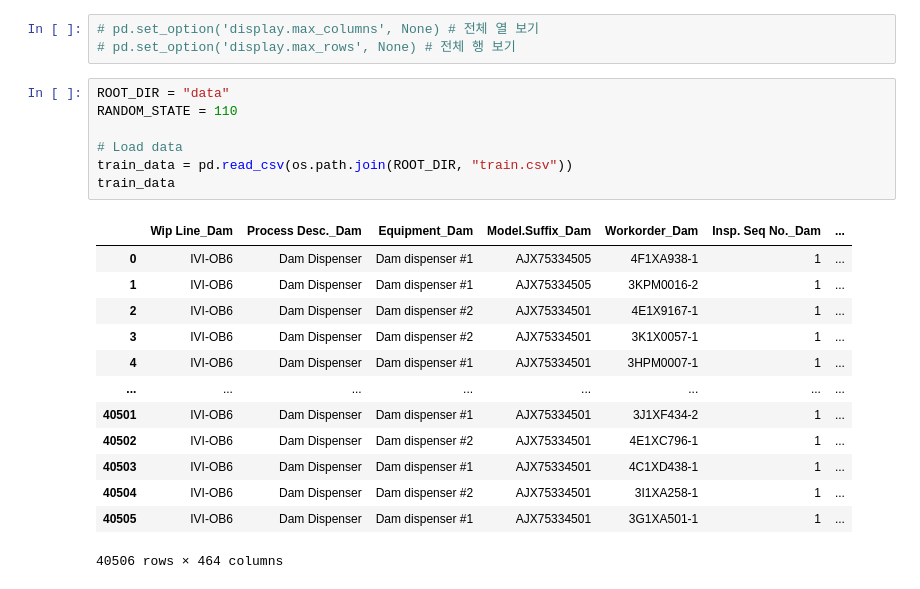
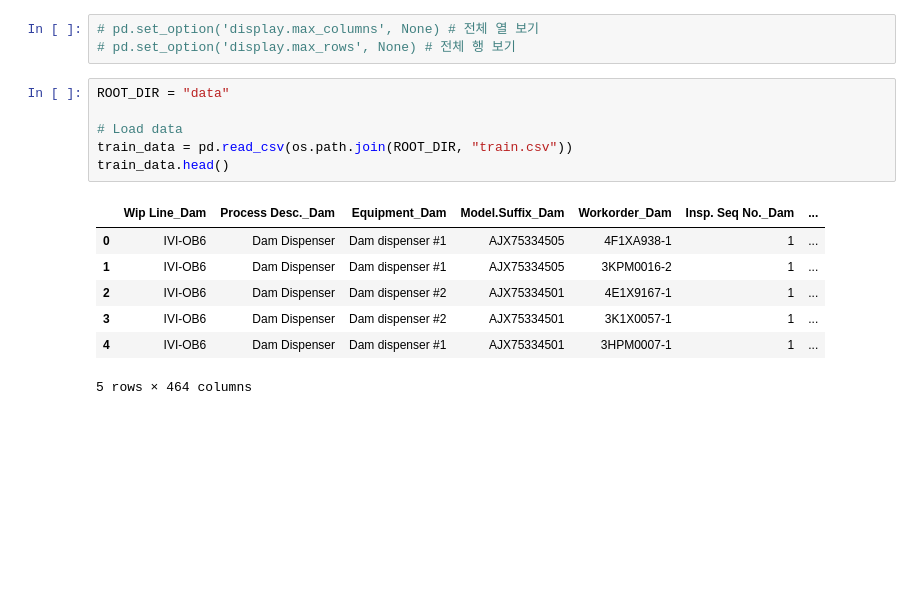
Before and after one commit to moool01/LGAIMERS5th, a Jupyter notebook: Preprocessing.ipynb, the cells around one changed output. Saved outputs shown, nothing was run; the diff lists cells and outputs as text; blank space fills up the shorter version.

```diff
--- a/Preprocessing.ipynb
+++ b/Preprocessing.ipynb
@@ -20,22 +20,15 @@ from tqdm import tqdm
 # pd.set_option('display.max_rows', None) # 전체 행 보기
 # %%
 ROOT_DIR = "data"
-RANDOM_STATE = 110
 
 # Load data
 train_data = pd.read_csv(os.path.join(ROOT_DIR, "train.csv"))
-train_data
+train_data.head()
 # %% [output]
 |  | Wip Line_Dam | Process Desc._Dam | Equipment_Dam | Model.Suffix_Dam | Workorder_Dam | Insp. Seq No._Dam | ... |
 | 0 | IVI-OB6 | Dam Dispenser | Dam dispenser #1 | AJX75334505 | 4F1XA938-1 | 1 | ... |
 | 1 | IVI-OB6 | Dam Dispenser | Dam dispenser #1 | AJX75334505 | 3KPM0016-2 | 1 | ... |
 | 2 | IVI-OB6 | Dam Dispenser | Dam dispenser #2 | AJX75334501 | 4E1X9167-1 | 1 | ... |
 | 3 | IVI-OB6 | Dam Dispenser | Dam dispenser #2 | AJX75334501 | 3K1X0057-1 | 1 | ... |
 | 4 | IVI-OB6 | Dam Dispenser | Dam dispenser #1 | AJX75334501 | 3HPM0007-1 | 1 | ... |
-| ... | ... | ... | ... | ... | ... | ... | ... |
-| 40501 | IVI-OB6 | Dam Dispenser | Dam dispenser #1 | AJX75334501 | 3J1XF434-2 | 1 | ... |
-| 40502 | IVI-OB6 | Dam Dispenser | Dam dispenser #2 | AJX75334501 | 4E1XC796-1 | 1 | ... |
-| 40503 | IVI-OB6 | Dam Dispenser | Dam dispenser #1 | AJX75334501 | 4C1XD438-1 | 1 | ... |
-| 40504 | IVI-OB6 | Dam Dispenser | Dam dispenser #2 | AJX75334501 | 3I1XA258-1 | 1 | ... |
-| 40505 | IVI-OB6 | Dam Dispenser | Dam dispenser #1 | AJX75334501 | 3G1XA501-1 | 1 | ... |
-40506 rows × 464 columns
+5 rows × 464 columns
```
Also changed, not shown: parts of 46 cells of this notebook.
